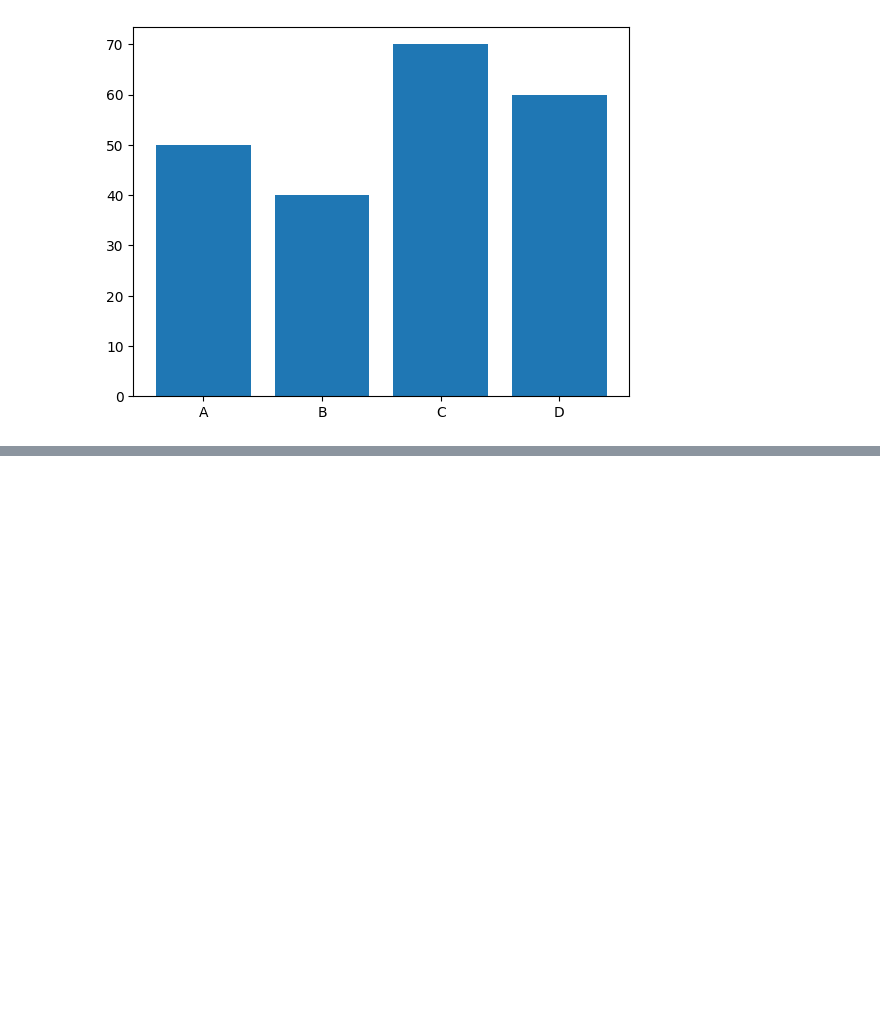
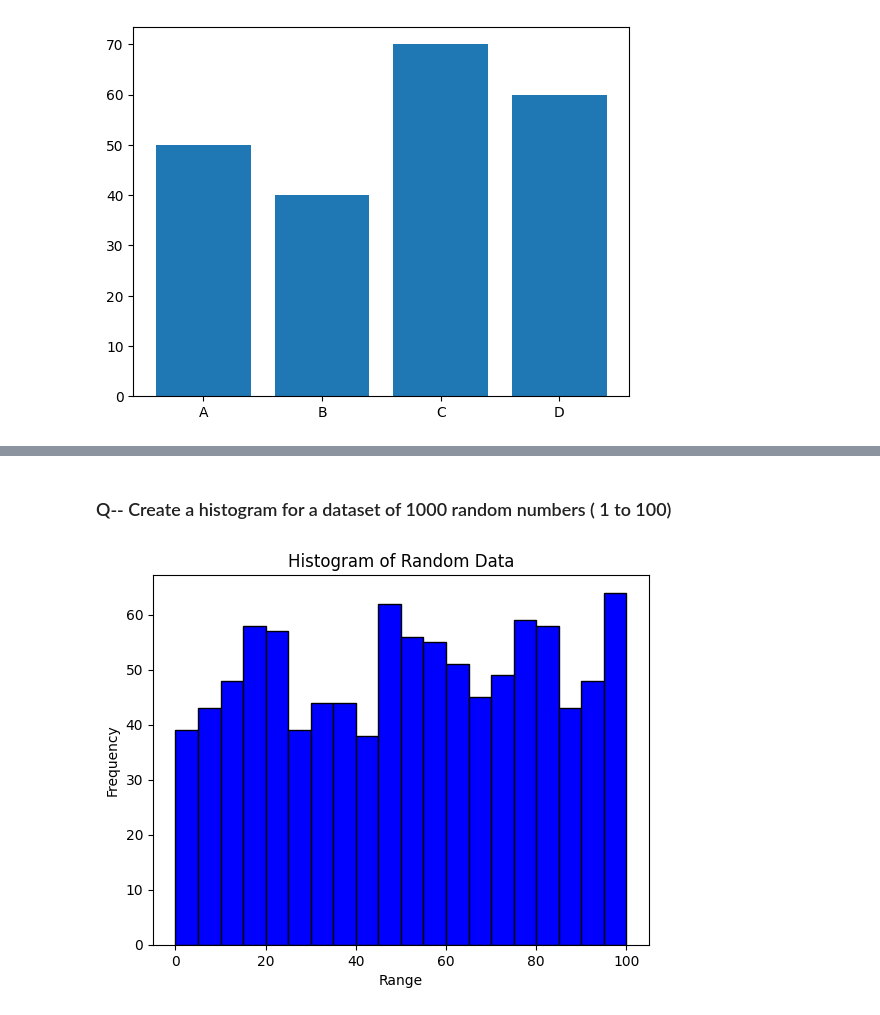
Before and after one commit to codevanss/Panda, a Jupyter notebook: Matplot.ipynb, the cells around one changed output, grey strips where cells are left out. Drawn from its saved outputs; the diff is of its cells as text; code cells hidden in the pictures; blank space fills up the shorter version.

```diff
--- a/Matplot.ipynb
+++ b/Matplot.ipynb
@@ -52,0 +82,14 @@ plt.show()
+# %% [markdown]
+### Q-- Create a histogram for a dataset of 1000 random numbers ( 1 to 100)
+# %%
+import matplotlib.pyplot as plt
+import numpy as np
+
+x=np.random.randint(0,101,1000)
+plt.hist(x,bins=20,color='blue' , edgecolor='black')
+plt.xlabel("Range")
+plt.ylabel("Frequency")
+plt.title("Histogram of Random Data")
+plt.show()
+# %% [output]
+[figure, added]
```
Also changed, not shown: parts of 6 cells of this notebook.
